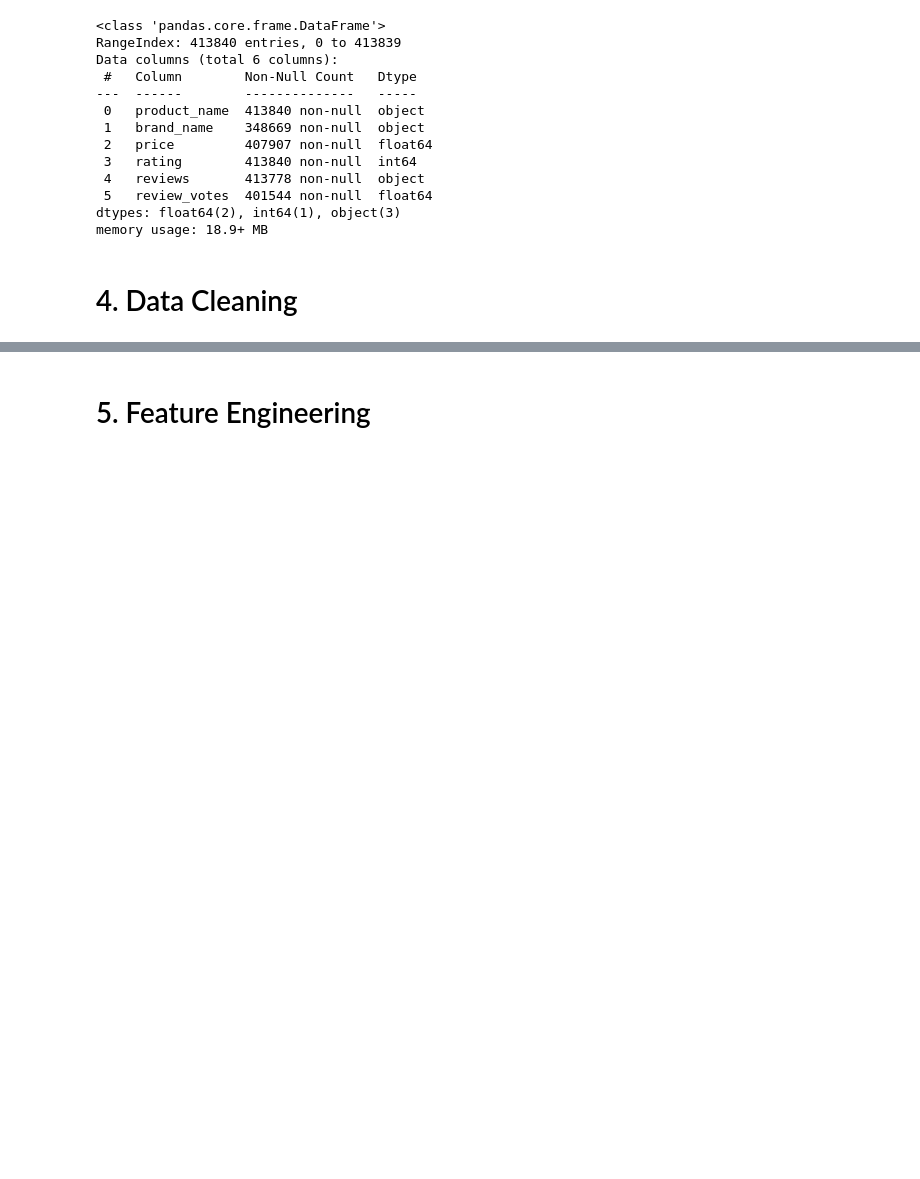
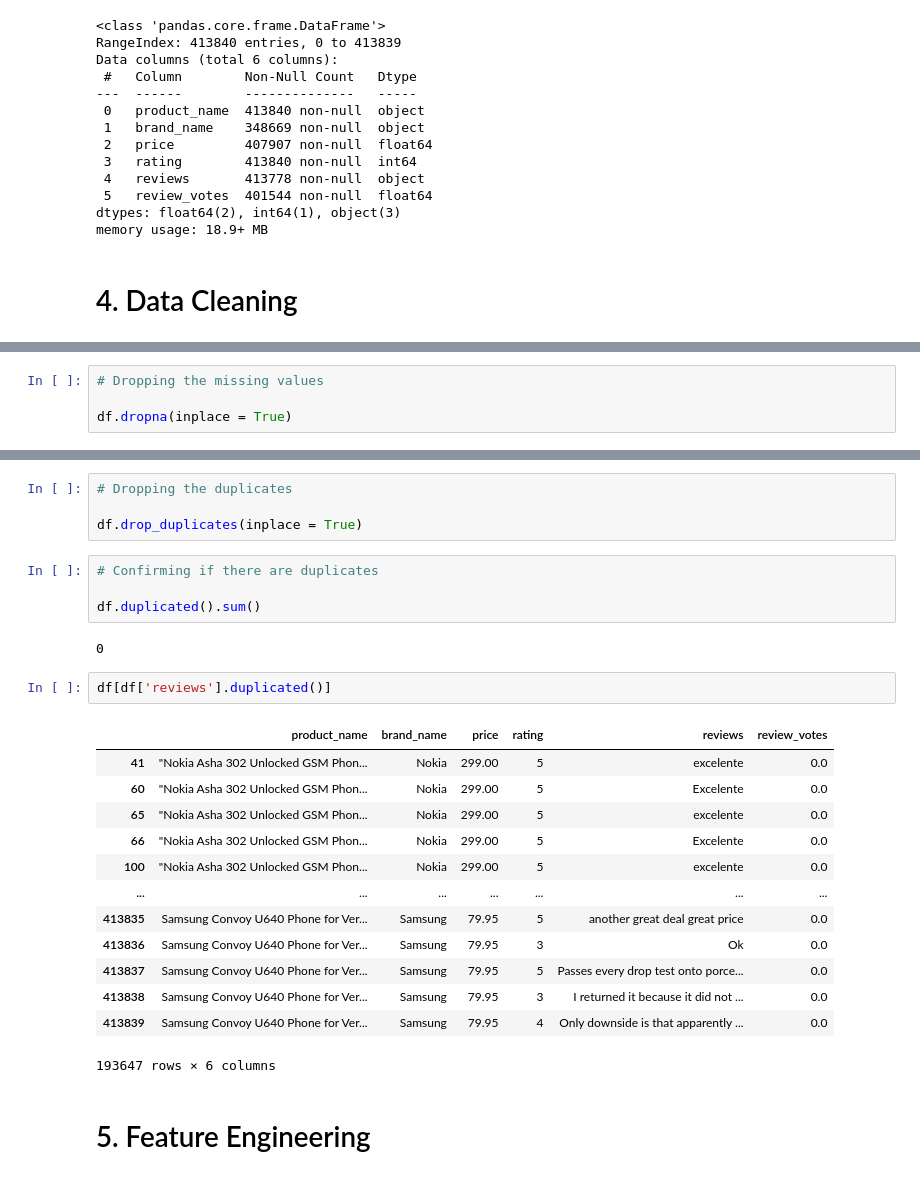
Before and after one commit to Mercy-Njambi/Mobile-Phone-Sentiment-Analysis, a Jupyter notebook: Mobile_Phone_Sentiment_Analysis.ipynb, the cells around one changed output, grey strips where cells are left out. Saved outputs shown, nothing was run; the diff lists cells and outputs as text; blank space fills up the shorter version.

```diff
--- a/Mobile_Phone_Sentiment_Analysis.ipynb
+++ b/Mobile_Phone_Sentiment_Analysis.ipynb
@@ -89,0 +121,4 @@ memory usage: 18.9+ MB
+# %%
+# Dropping the missing values
+
+df.dropna(inplace = True)
@@ -90,3 +163,29 @@ memory usage: 18.9+ MB
+# %%
+# Dropping the duplicates
+
+df.drop_duplicates(inplace = True)
+# %%
+# Confirming if there are duplicates
+
+df.duplicated().sum()
+# %% [output]
+0
+# %%
+df[df['reviews'].duplicated()]
+# %% [output]
+|  | product_name | brand_name | price | rating | reviews | review_votes |
+| 41 | "Nokia Asha 302 Unlocked GSM Phon... | Nokia | 299.00 | 5 | excelente | 0.0 |
+| 60 | "Nokia Asha 302 Unlocked GSM Phon... | Nokia | 299.00 | 5 | Excelente | 0.0 |
+| 65 | "Nokia Asha 302 Unlocked GSM Phon... | Nokia | 299.00 | 5 | excelente | 0.0 |
+| 66 | "Nokia Asha 302 Unlocked GSM Phon... | Nokia | 299.00 | 5 | Excelente | 0.0 |
+| 100 | "Nokia Asha 302 Unlocked GSM Phon... | Nokia | 299.00 | 5 | excelente | 0.0 |
+| ... | ... | ... | ... | ... | ... | ... |
+| 413835 | Samsung Convoy U640 Phone for Ver... | Samsung | 79.95 | 5 | another great deal great price | 0.0 |
+| 413836 | Samsung Convoy U640 Phone for Ver... | Samsung | 79.95 | 3 | Ok | 0.0 |
+| 413837 | Samsung Convoy U640 Phone for Ver... | Samsung | 79.95 | 5 | Passes every drop test onto porce... | 0.0 |
+| 413838 | Samsung Convoy U640 Phone for Ver... | Samsung | 79.95 | 3 | I returned it because it did not ... | 0.0 |
+| 413839 | Samsung Convoy U640 Phone for Ver... | Samsung | 79.95 | 4 | Only downside is that apparently ... | 0.0 |
+193647 rows × 6 columns
 # %% [markdown]
 # 5. Feature Engineering
 # %% [markdown]
```
Also changed, not shown: parts of 9 cells of this notebook.
